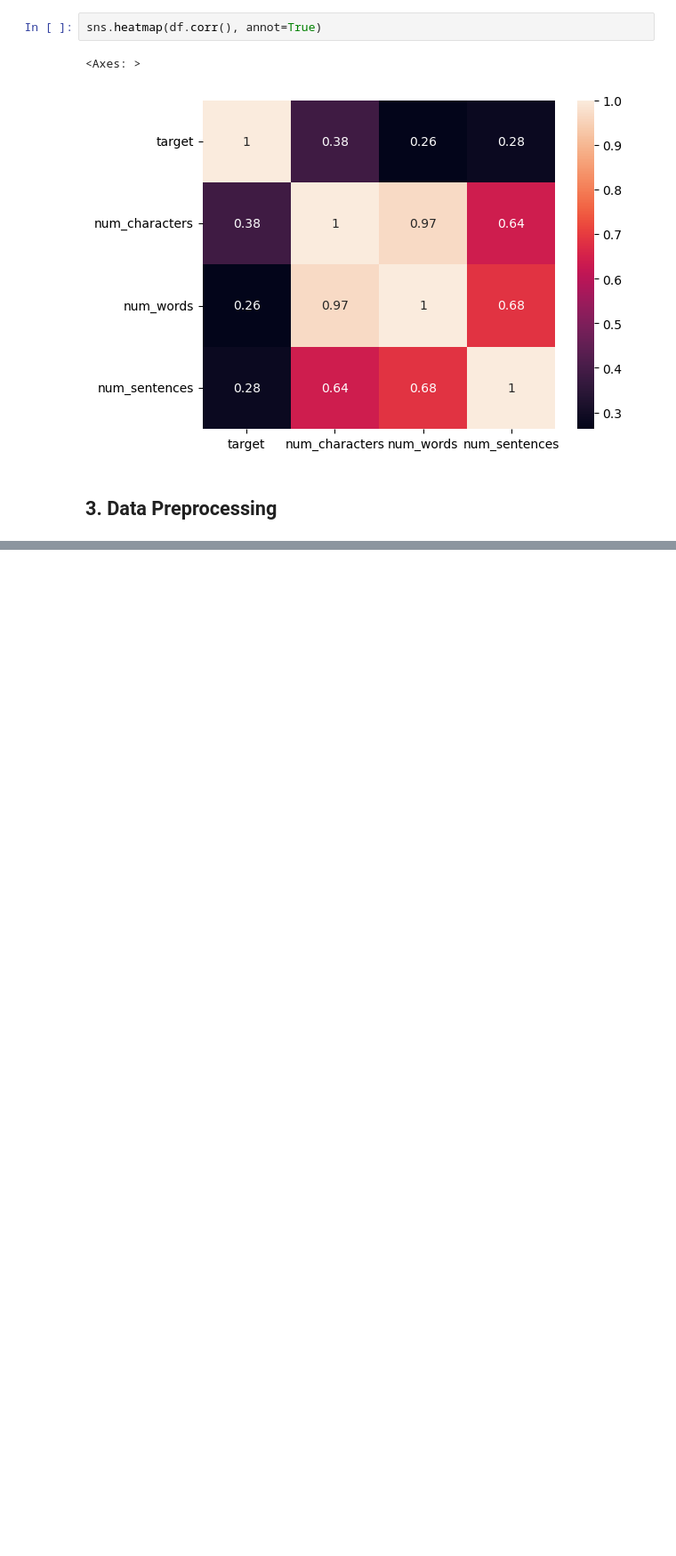
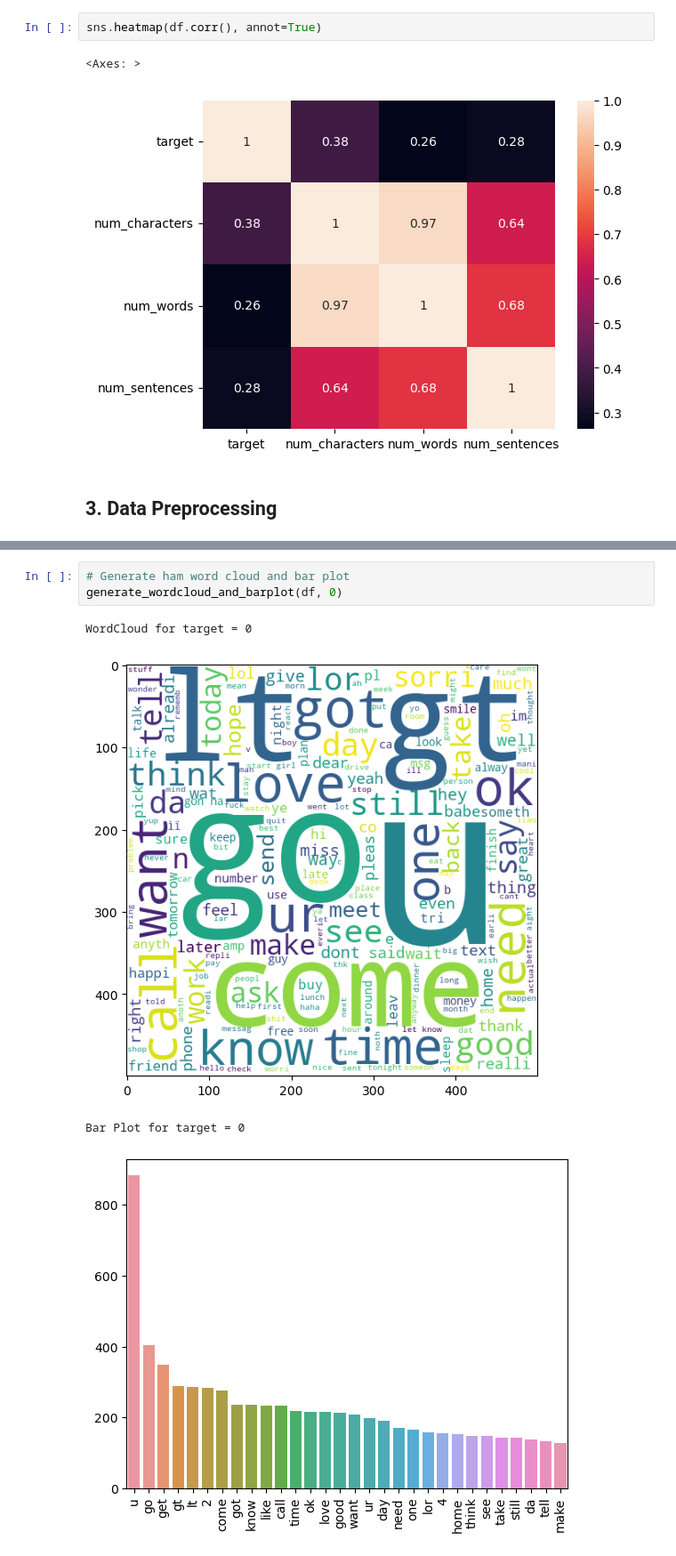
Before and after one commit to pChitral/SMS-Spam-Classifier, a Jupyter notebook: sms_classifier.ipynb, the cells around one changed output, grey strips where cells are left out. Shown at 89% size. Cells and saved outputs as stored; diff of their text form; blank space fills up the shorter version.

```diff
--- a/sms_classifier.ipynb
+++ b/sms_classifier.ipynb
@@ -286,0 +379,8 @@ sns.heatmap(df.corr(), annot=True)
+# %%
+# Generate ham word cloud and bar plot
+generate_wordcloud_and_barplot(df, 0)
+# %% [output]
+WordCloud for target = 0
+[figure, added]
+Bar Plot for target = 0
+[figure, added]
```
Also changed, not shown: parts of 10 cells of this notebook.
